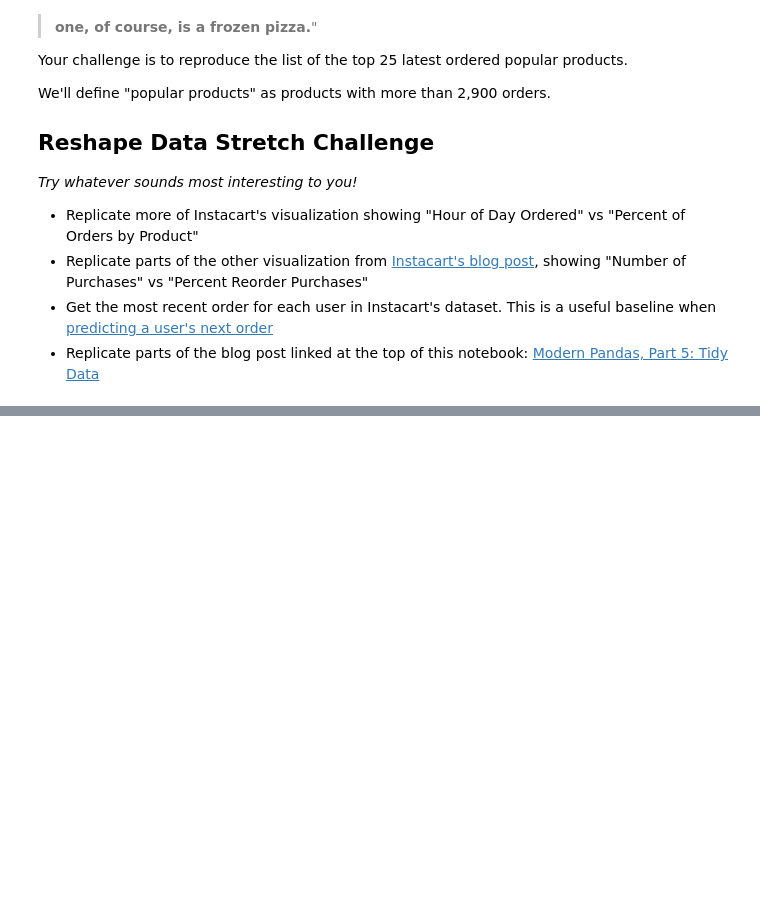
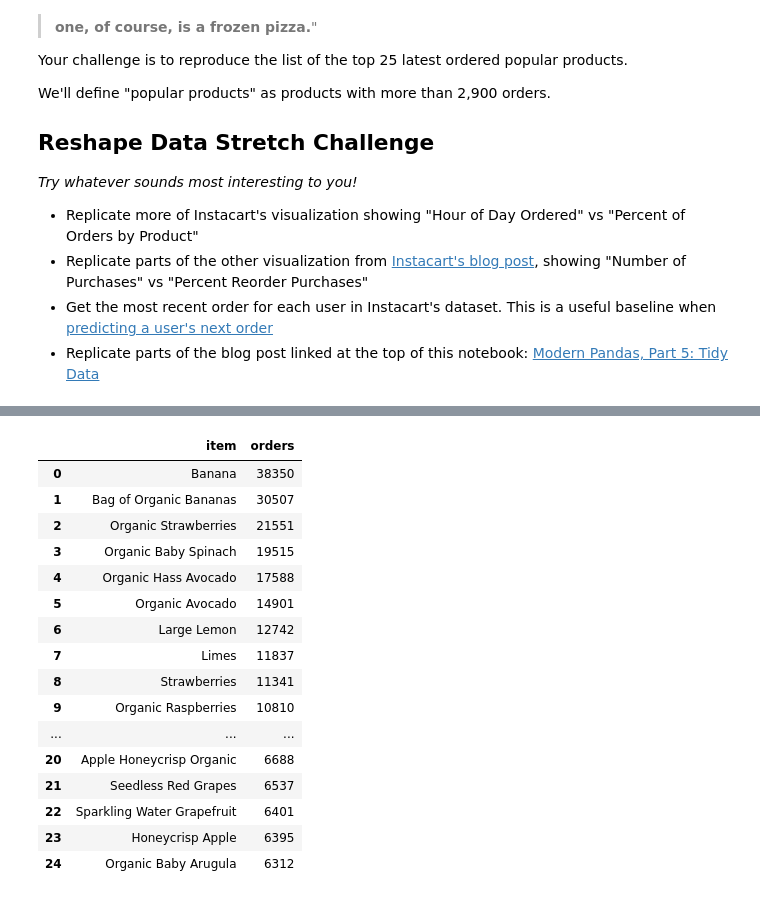
Before and after one commit to ngriggs/DS-Unit-1-Sprint-2-Data-Wrangling-and-Storytelling, a Jupyter notebook: module1-join-and-reshape-data/LS_DS_121_Join_and_Reshape_Data.ipynb, the cells around one changed output, grey strips where cells are left out. Drawn from its saved outputs; the diff is of its cells as text; code cells hidden in the pictures; blank space fills up the shorter version.

```diff
--- a/module1-join-and-reshape-data/LS_DS_121_Join_and_Reshape_Data.ipynb
+++ b/module1-join-and-reshape-data/LS_DS_121_Join_and_Reshape_Data.ipynb
@@ -617,0 +1080,6 @@ _Try whatever sounds most interesting to you!_
+# %%
+condition = df['product_name'].isin(product_names)
+# %%
+subset = df[condition]
+print(subset.shape)
+subset.head()
@@ -617,0 +1094,6 @@ _Try whatever sounds most interesting to you!_
+# %%
+test = subset[subset.order_hour_of_day == 16].product_name.value_counts().tolist()
+values = subset[subset.order_hour_of_day == 16].product_name.value_counts().keys().tolist()
+# %%
+all_orders = [[x, y] for x, y in zip(values, test)]
+all_orders[:10]
@@ -617,0 +1111,21 @@ _Try whatever sounds most interesting to you!_
+# %%
+all_orders = pd.DataFrame(all_orders, columns=['item','orders'])
+all_orders[:25]
+# %% [output]
+|  | item | orders |
+| 0 | Banana | 38350 |
+| 1 | Bag of Organic Bananas | 30507 |
+| 2 | Organic Strawberries | 21551 |
+| 3 | Organic Baby Spinach | 19515 |
+| 4 | Organic Hass Avocado | 17588 |
+| 5 | Organic Avocado | 14901 |
+| 6 | Large Lemon | 12742 |
+| 7 | Limes | 11837 |
+| 8 | Strawberries | 11341 |
+| 9 | Organic Raspberries | 10810 |
+| ... | ... | ... |
+| 20 | Apple Honeycrisp Organic | 6688 |
+| 21 | Seedless Red Grapes | 6537 |
+| 22 | Sparkling Water Grapefruit | 6401 |
+| 23 | Honeycrisp Apple | 6395 |
+| 24 | Organic Baby Arugula | 6312 |
```
Also changed, not shown: parts of 49 cells of this notebook.
